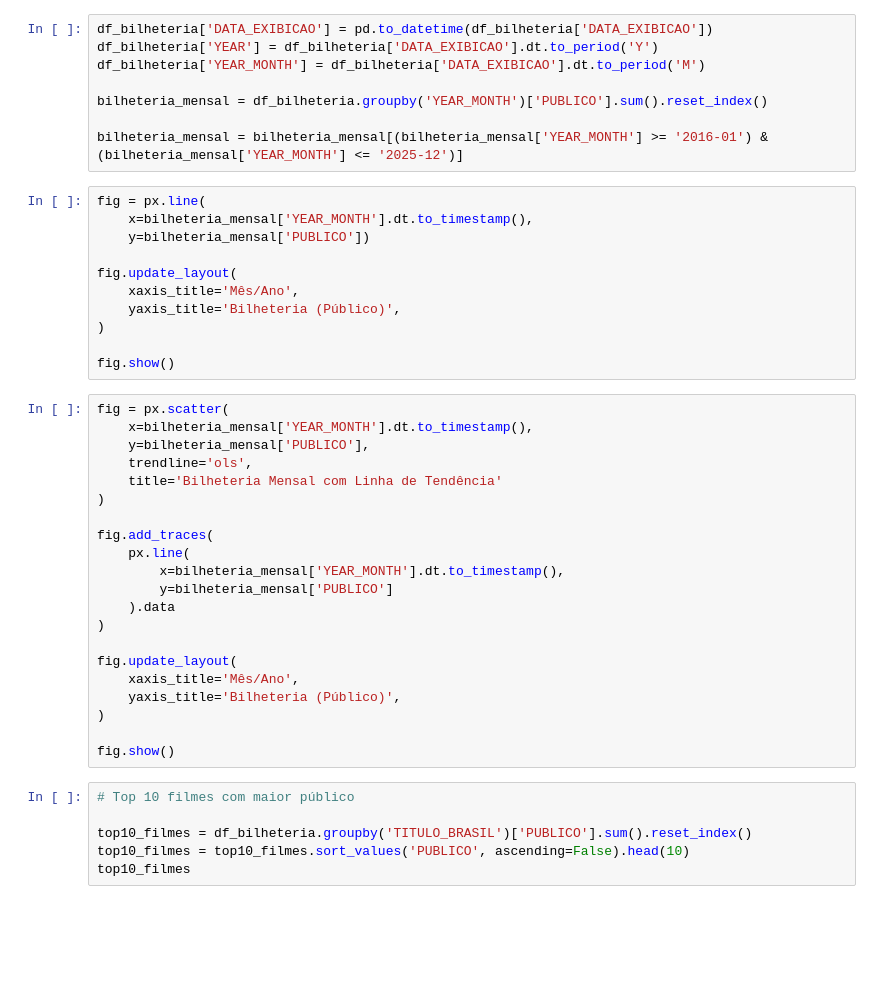
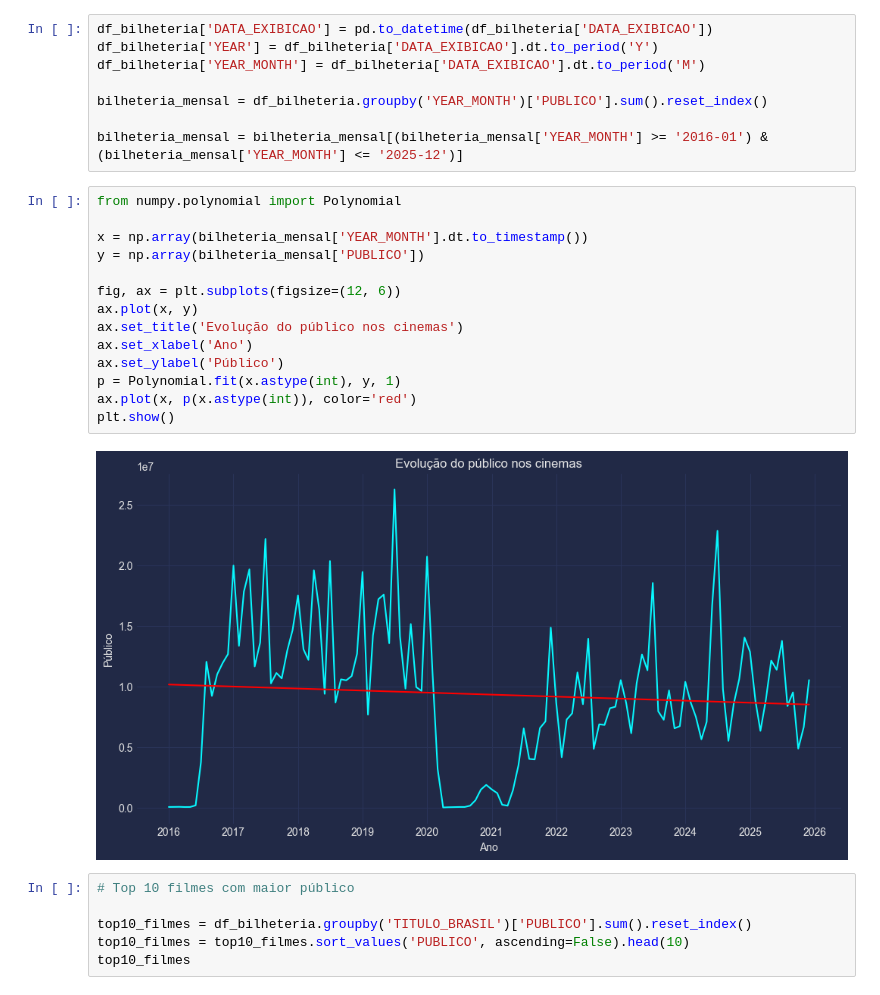
Before and after one commit to santluan/project_analysis_cinebr, a Jupyter notebook: analise_cinemabr.ipynb, the cells around one changed output. Saved outputs shown, nothing was run; the diff lists cells and outputs as text; blank space fills up the shorter version.

```diff
--- a/analise_cinemabr.ipynb
+++ b/analise_cinemabr.ipynb
@@ -203,38 +204,22 @@ df_bilheteria['YEAR_MONTH'] = df_bilheteria['DATA_EXIBICAO'].dt.to_period('M')
 bilheteria_mensal = df_bilheteria.groupby('YEAR_MONTH')['PUBLICO'].sum().reset_index()
 
 bilheteria_mensal = bilheteria_mensal[(bilheteria_mensal['YEAR_MONTH'] >= '2016-01') & (bilheteria_mensal['YEAR_MONTH'] <= '2025-12')]
-# %%
-fig = px.line(
-    x=bilheteria_mensal['YEAR_MONTH'].dt.to_timestamp(),
-    y=bilheteria_mensal['PUBLICO'])
-
-fig.update_layout(
-    xaxis_title='Mês/Ano',
-    yaxis_title='Bilheteria (Público)',
-)
-
-fig.show()
-# %%
-fig = px.scatter(
-    x=bilheteria_mensal['YEAR_MONTH'].dt.to_timestamp(),
-    y=bilheteria_mensal['PUBLICO'],
-    trendline='ols',
-    title='Bilheteria Mensal com Linha de Tendência'
-)
-
-fig.add_traces(
-    px.line(
-        x=bilheteria_mensal['YEAR_MONTH'].dt.to_timestamp(),
-        y=bilheteria_mensal['PUBLICO']
-    ).data
-)
-
-fig.update_layout(
-    xaxis_title='Mês/Ano',
-    yaxis_title='Bilheteria (Público)',
-)
-
-fig.show()
+# %%
+from numpy.polynomial import Polynomial
+
+x = np.array(bilheteria_mensal['YEAR_MONTH'].dt.to_timestamp())
+y = np.array(bilheteria_mensal['PUBLICO'])
+
+fig, ax = plt.subplots(figsize=(12, 6))
+ax.plot(x, y)
+ax.set_title('Evolução do público nos cinemas')
+ax.set_xlabel('Ano')
+ax.set_ylabel('Público')
+p = Polynomial.fit(x.astype(int), y, 1)
+ax.plot(x, p(x.astype(int)), color='red')
+plt.show()
+# %% [output]
+[figure, added]
 # %%
 # Top 10 filmes com maior público
 
```
Also changed, not shown: parts of 15 cells of this notebook.
